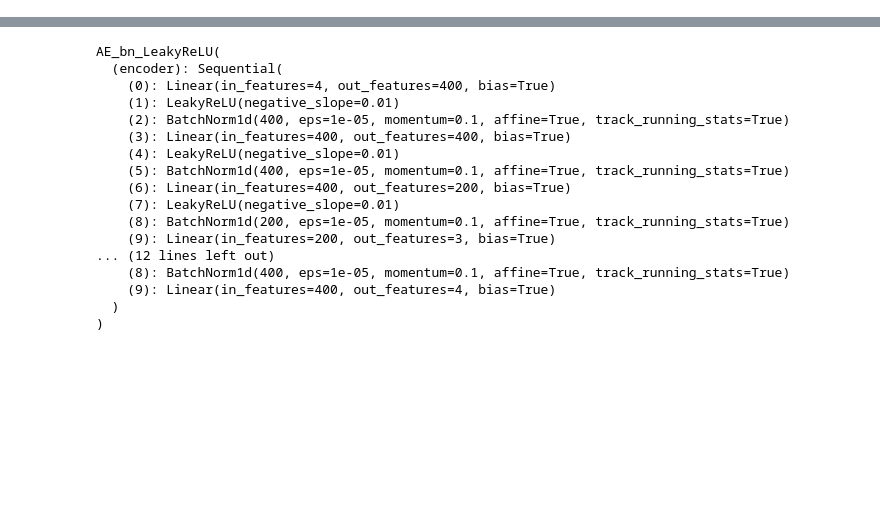
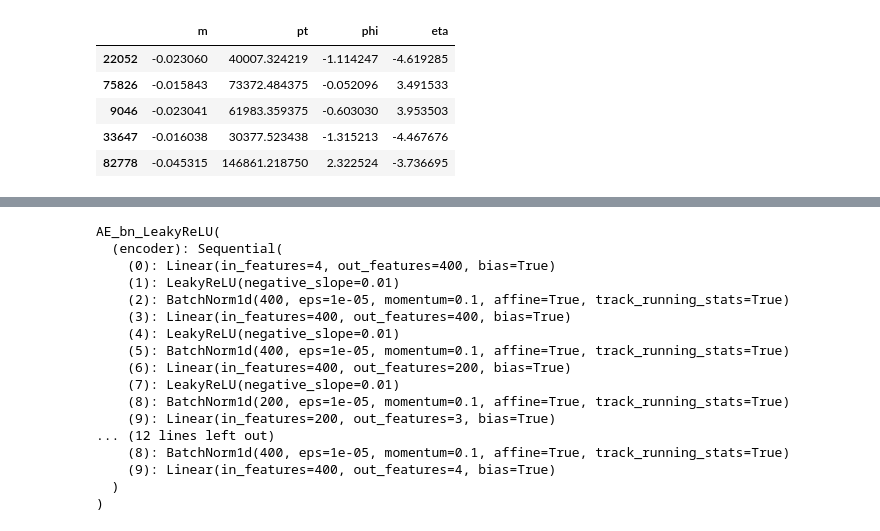
Before and after one commit to Autoencoders-compression-anomaly/AE-Compression-pytorch, a Jupyter notebook: examples/phenoML/test_4D_customNorm.ipynb, the cells around one changed output, grey strips where cells are left out. Cells and saved outputs as stored; diff of their text form; code cells hidden in the pictures; blank space fills up the shorter version.

```diff
--- a/examples/phenoML/test_4D_customNorm.ipynb
+++ b/examples/phenoML/test_4D_customNorm.ipynb
@@ -44 +45,13 @@ test.head()
+# %%
+## Removing m<0
+m = test[test['m'] < 0]
+test = test[test['m'] > 0]
+m.head(n=5)
+# %% [output]
+|  | m | pt | phi | eta |
+| 22052 | -0.023060 | 40007.324219 | -1.114247 | -4.619285 |
+| 75826 | -0.015843 | 73372.484375 | -0.052096 | 3.491533 |
+| 9046 | -0.023041 | 61983.359375 | -0.603030 | 3.953503 |
+| 33647 | -0.016038 | 30377.523438 | -1.315213 | -4.467676 |
+| 82778 | -0.045315 | 146861.218750 | 2.322524 | -3.736695 |
 # %%
```
Also changed, not shown: parts of 34 cells of this notebook.
